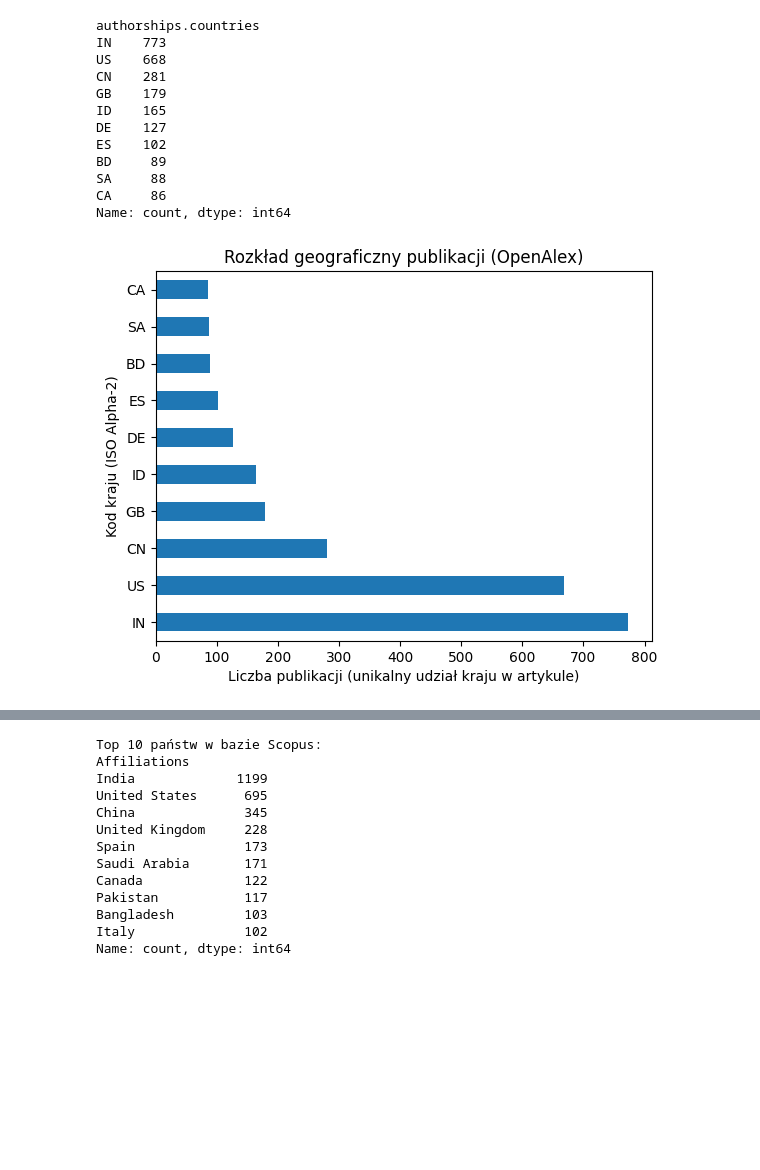
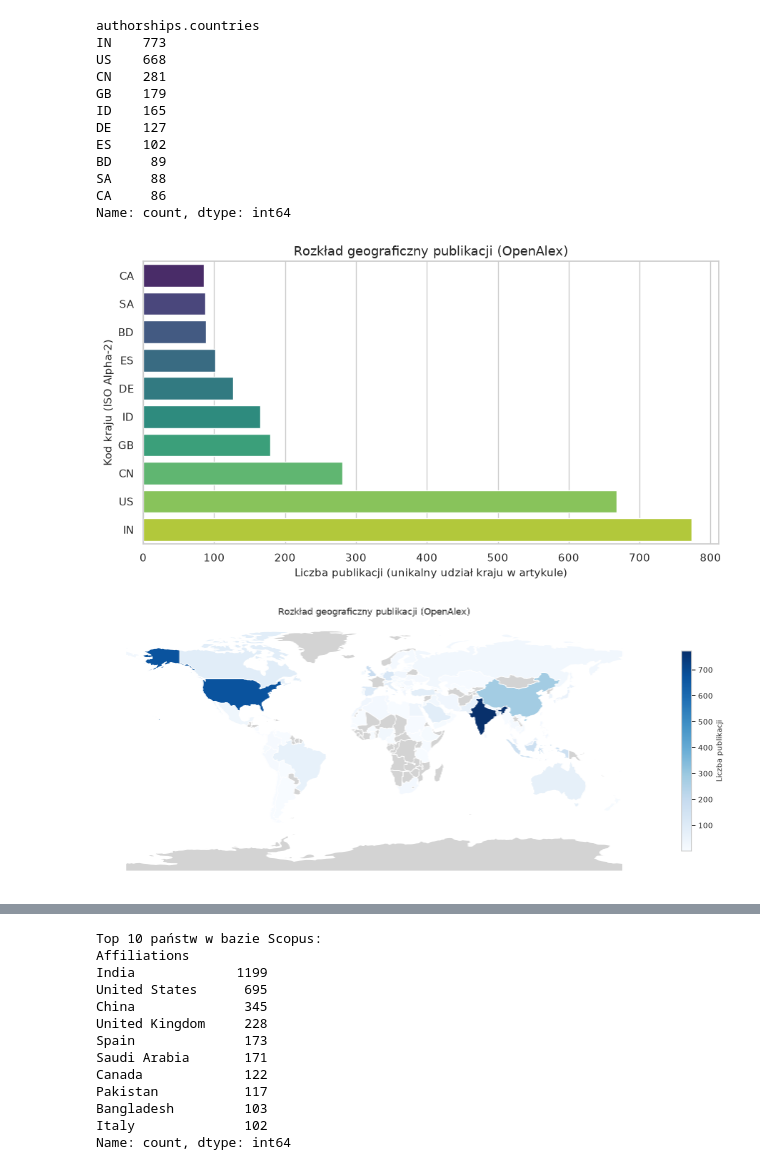
Before and after one commit to agatagera/Advances-in-research-on-the-use-of-large-language-models-in-social-media-analysis, a Jupyter notebook: analiza.ipynb, the cells around one changed output, grey strips where cells are left out. Cells and saved outputs as stored; diff of their text form; code cells hidden in the pictures; blank space fills up the shorter version.

```diff
--- a/analiza.ipynb
+++ b/analiza.ipynb
@@ -2,9 +4,12 @@
 # biblioteki
 import pandas as pd
 import matplotlib.pyplot as plt
+import seaborn as sns
 from collections import Counter
 import csv
 import re
+
+sns.set_theme(style="whitegrid", context="notebook")
 # %% [markdown]
 ##  Tworzenie datasetów
 # %%
@@ -266,13 +410,52 @@ SA     88
 CA     86
 Name: count, dtype: int64
 # %%
-country_counts.head(10).plot(kind='barh')
-plt.title('Rozkład geograficzny publikacji (OpenAlex)')
-plt.xlabel('Liczba publikacji (unikalny udział kraju w artykule)')
-plt.ylabel('Kod kraju (ISO Alpha-2)')
+top = country_counts.head(10).sort_values(ascending=True)
+fig, ax = plt.subplots(figsize=(9, 5))
+sns.barplot(x=top.values, y=top.index, hue=top.index,
+            palette="viridis", legend=False, ax=ax)
+ax.set(title='Rozkład geograficzny publikacji (OpenAlex)',
+       xlabel='Liczba publikacji (unikalny udział kraju w artykule)',
+       ylabel='Kod kraju (ISO Alpha-2)')
+fig.tight_layout()
 plt.show()
 # %% [output]
-[figure, old version]
+[figure, new version]
+# %%
+import geopandas as gpd
+import pycountry
+import matplotlib.pyplot as plt
+
+def alpha2_to_alpha3(code):
+    try:
+        return pycountry.countries.get(alpha_2=code).alpha_3
+    except Exception:
+        return None
+
+country_df = country_counts.reset_index()
+country_df.columns = ['country_code', 'count']
+country_df['iso_a3'] = country_df['country_code'].apply(alpha2_to_alpha3)
+country_df = country_df.dropna(subset=['iso_a3'])
+
+url = "https://naturalearth.s3.amazonaws.com/110m_cultural/ne_110m_admin_0_countries.zip"
+world = gpd.read_file(url)[['ISO_A3', 'geometry']].rename(columns={'ISO_A3': 'iso_a3'})
+world_merged = world.merge(country_df, on='iso_a3', how='left')
+
+fig, ax = plt.subplots(figsize=(14, 7))
+world_merged.plot(
+    column='count',
+    ax=ax,
+    cmap='Blues',
+    legend=True,
+    missing_kwds={'color': 'lightgrey'},
+    legend_kwds={'label': 'Liczba publikacji', 'shrink': 0.6}
+)
+ax.set_title('Rozkład geograficzny publikacji (OpenAlex)')
+ax.axis('off')
+plt.tight_layout()
+plt.show()
+# %% [output]
+[figure, added]
 # %%
 # Scopus
 df_sc['Affiliations']
```
Also changed, not shown: parts of 23 cells of this notebook, 2 other files.
